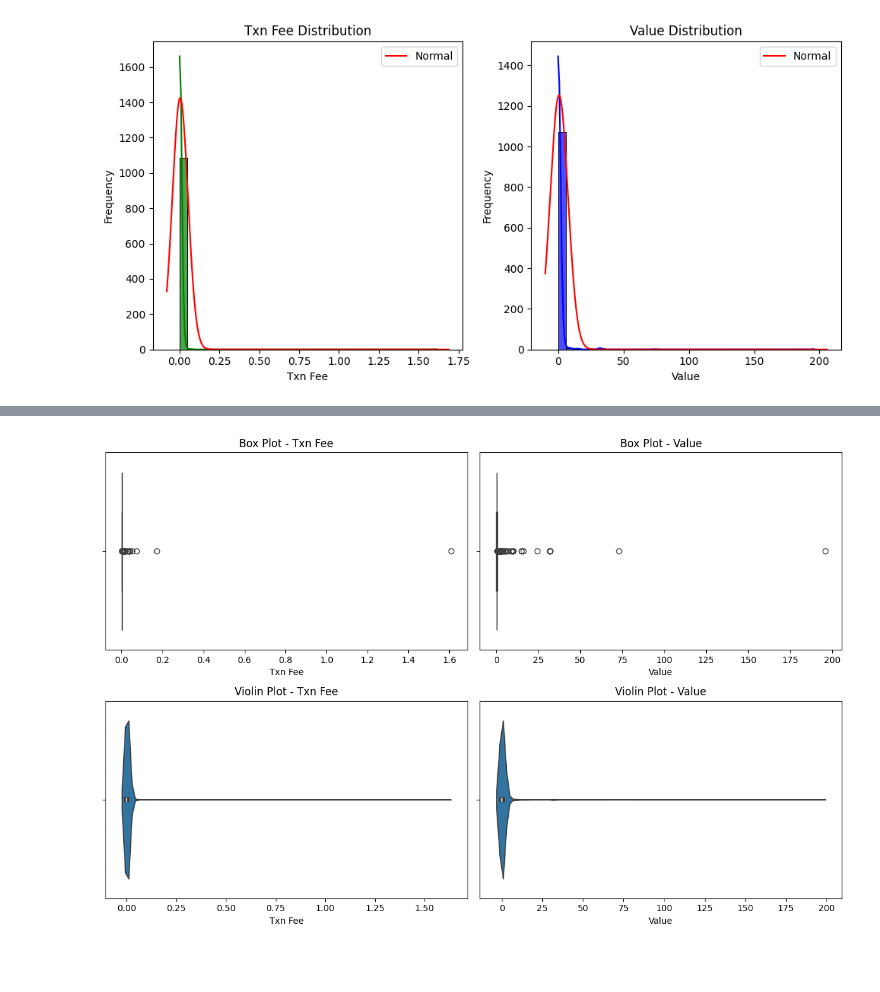
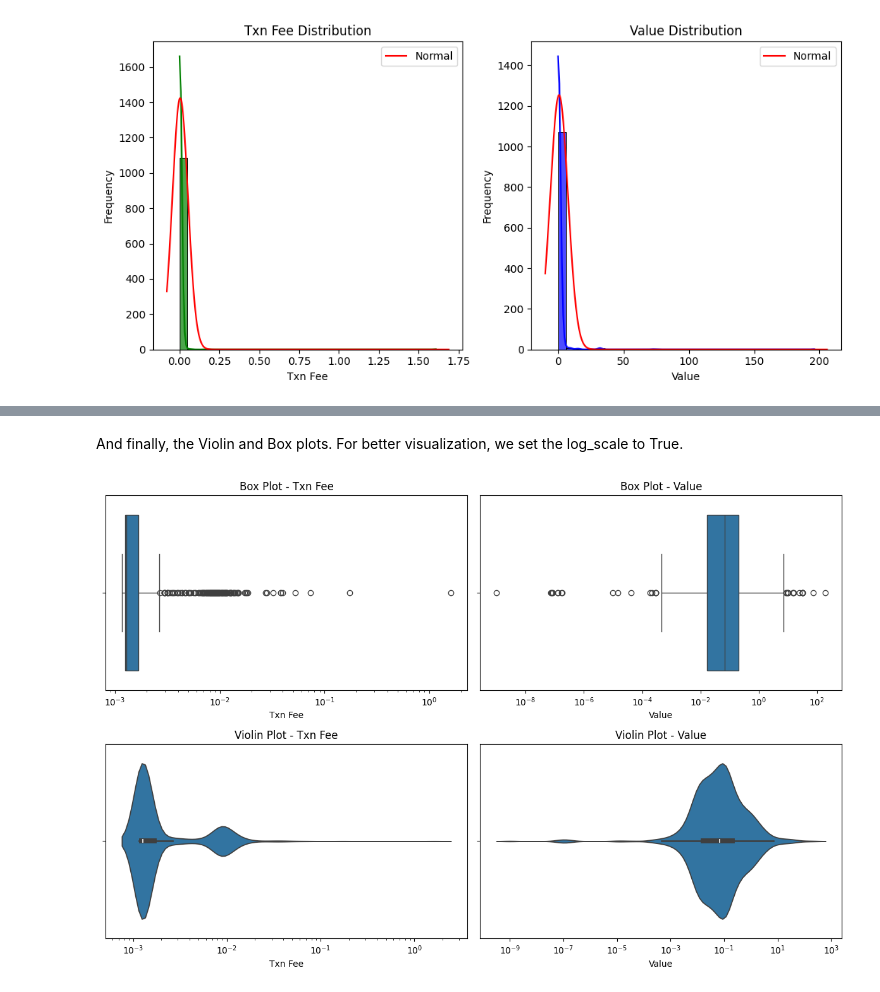
Before and after one commit to tisiphonee/DataS, a Jupyter notebook: data_analyse_fixed.ipynb, the cells around one changed output, grey strips where cells are left out. Drawn from its saved outputs; the diff is of its cells as text; code cells hidden in the pictures; blank space fills up the shorter version.

Commit message:
The normal distribution and Boxplot and Violin plot look gorgeous

```diff
--- a/data_analyse_fixed.ipynb
+++ b/data_analyse_fixed.ipynb
@@ -254,22 +217,24 @@ plt.show()
+# %% [markdown]
+And finally, the Violin and Box plots. For better visualization, we set the log_scale to True.
 # %%
 import matplotlib.pyplot as plt
 import seaborn as sns
 
 fig, axes = plt.subplots(nrows=2, ncols=2, figsize=(12, 8))
 
-sns.boxplot(x=df['Txn Fee'], ax=axes[0, 0])
+sns.boxplot(x=df['Txn Fee'], ax=axes[0, 0], log_scale=True)
 axes[0, 0].set_title('Box Plot - Txn Fee')
 
-sns.violinplot(x=df['Txn Fee'], ax=axes[1,0])
+sns.violinplot(x=df['Txn Fee'], ax=axes[1,0], log_scale=True)
 axes[1,0].set_title('Violin Plot - Txn Fee')
 
-sns.boxplot(x=df['Value'], ax=axes[0, 1])
+sns.boxplot(x=df['Value'], ax=axes[0, 1], log_scale=True)
 axes[0, 1].set_title('Box Plot - Value')
 
-sns.violinplot(x=df['Value'], ax=axes[1, 1])
+sns.violinplot(x=df['Value'], ax=axes[1, 1], log_scale=True)
 axes[1, 1].set_title('Violin Plot - Value')
 
 plt.tight_layout()
 plt.show()
 # %% [output]
-[figure, old version]
+[figure, new version]
```
Also changed, not shown: parts of 2 cells of this notebook.
